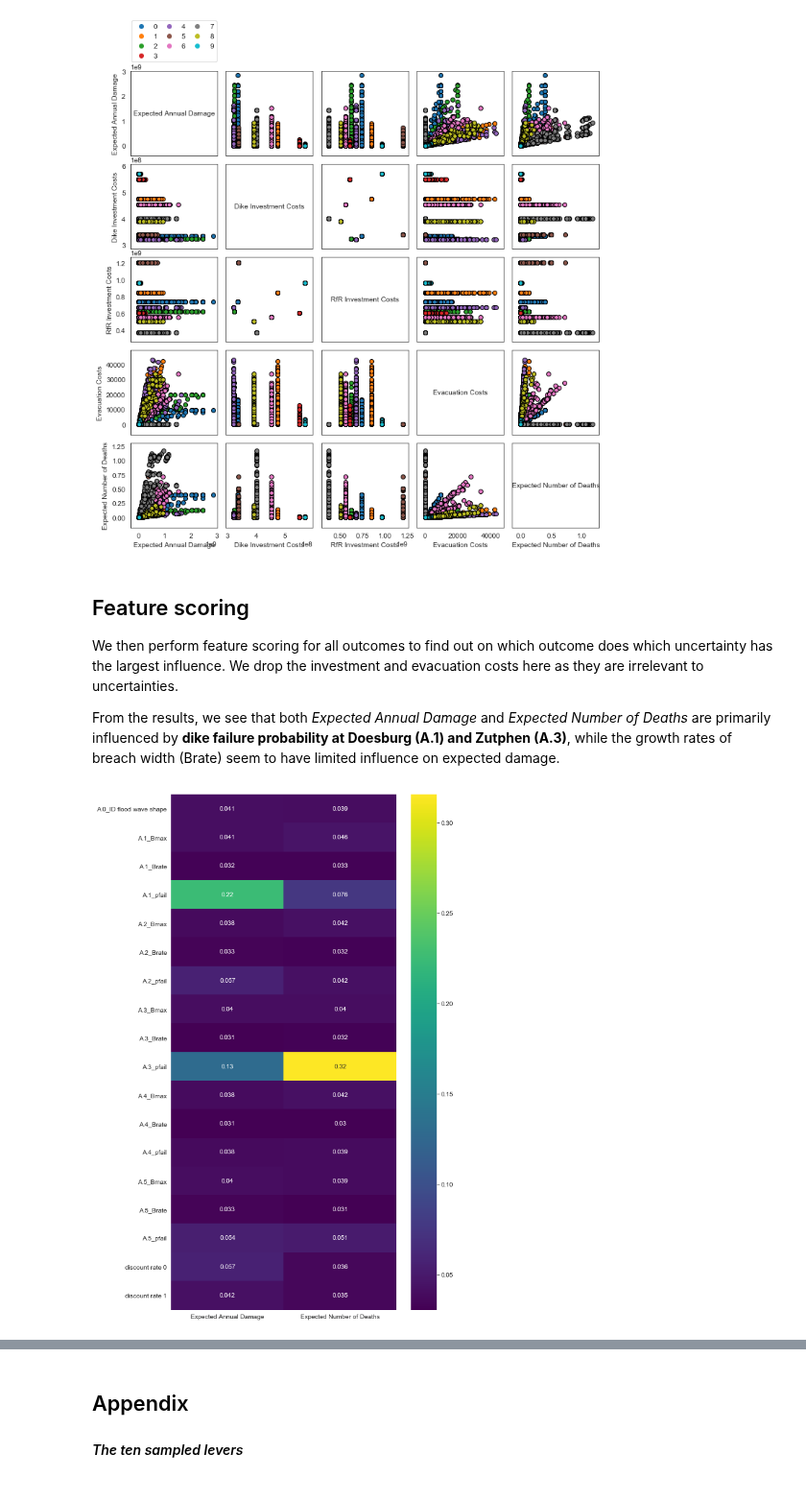
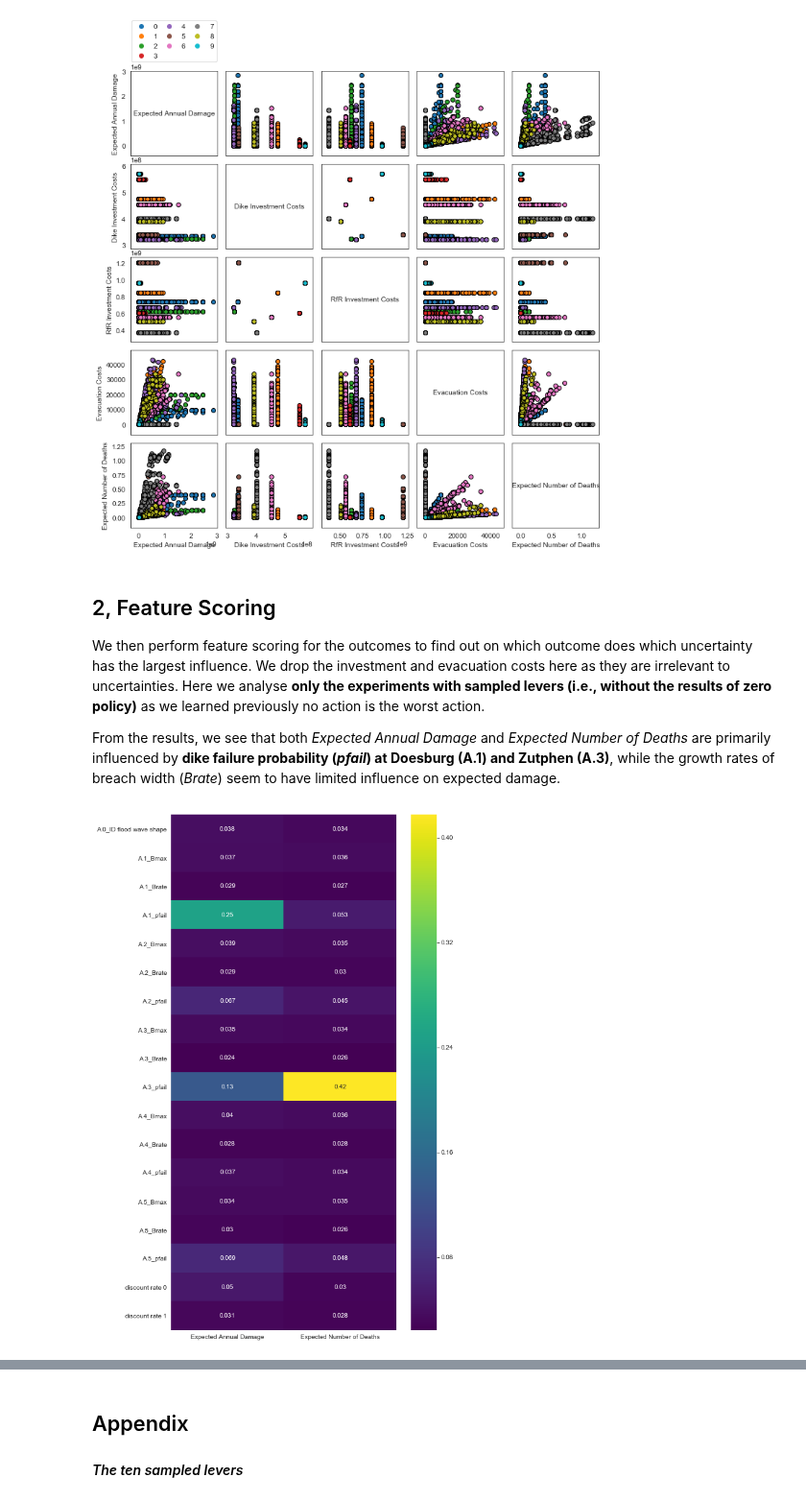
Before and after one commit to pdebiase/MBDM-group-11, a Jupyter notebook: final assignment/Open exploration Uncertainties.ipynb, the cells around one changed output, grey strips where cells are left out. Shown at 96% size. Cells and saved outputs as stored; diff of their text form; code cells hidden in the pictures.

```diff
--- a/final assignment/Open exploration Uncertainties.ipynb
+++ b/final assignment/Open exploration Uncertainties.ipynb
@@ -189,11 +211,11 @@ fig.set_size_inches([12, 12])
 [MainProcess/INFO] no time dimension found in results
 [figure]
 # %% [markdown]
-## Feature scoring
+## 2, Feature Scoring
 
-We then perform feature scoring for all outcomes to find out on which outcome does which uncertainty has the largest influence. We drop the investment and evacuation costs here as they are irrelevant to uncertainties.
+We then perform feature scoring for the outcomes to find out on which outcome does which uncertainty has the largest influence. We drop the investment and evacuation costs here as they are irrelevant to uncertainties. Here we analyse **only the experiments with sampled levers (i.e., without the results of zero policy)** as we learned previously no action is the worst action.
 
-From the results, we see that both *Expected Annual Damage* and *Expected Number of Deaths* are primarily influenced by **dike failure probability at Doesburg (A.1) and Zutphen (A.3)**, while the growth rates of breach width (Brate) seem to have limited influence on expected damage.
+From the results, we see that both *Expected Annual Damage* and *Expected Number of Deaths* are primarily influenced by **dike failure probability (*pfail*) at Doesburg (A.1) and Zutphen (A.3)**, while the growth rates of breach width (*Brate*) seem to have limited influence on expected damage.
 # %%
 # remove investment and evacuation costs as they are irrelevant to uncertainties
 costs = ['Dike Investment Costs', 'RfR Investment Costs', 'Evacuation Costs']
@@ -202,11 +224,11 @@ for var in costs:
 # %%
-x = experiments_w0.drop(columns = [l.name for l in dike_model.levers]+['policy', 'model'])
-y = outcomes_w0
+x = experiments.drop(columns = [l.name for l in dike_model.levers]+['policy', 'model'])
+y = outcomes
 
 fs = feature_scoring.get_feature_scores_all(x, y, mode=RuleInductionType.REGRESSION)
 plt.figure(figsize = (8,15))
 sns.heatmap(fs, cmap='viridis', annot=True)
 plt.show()
 # %% [output]
-[figure, old version]
+[figure, new version]
 # %% [markdown]
```
Also changed, not shown: parts of 26 cells of this notebook, 2 other files.
